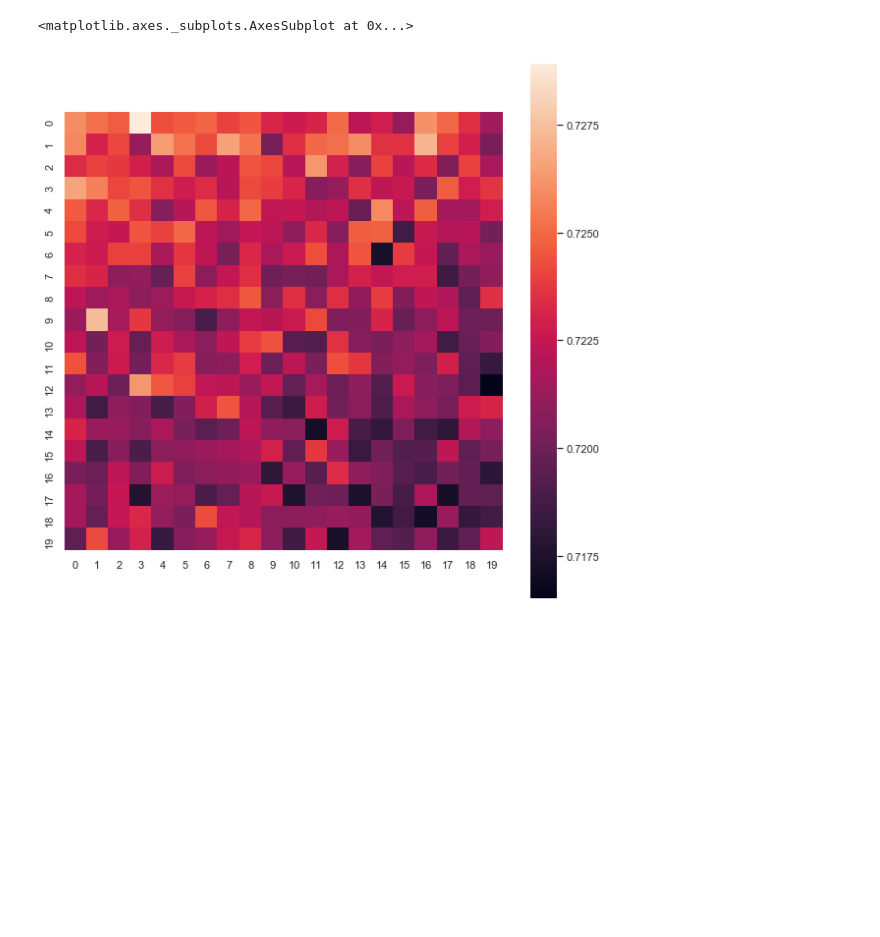
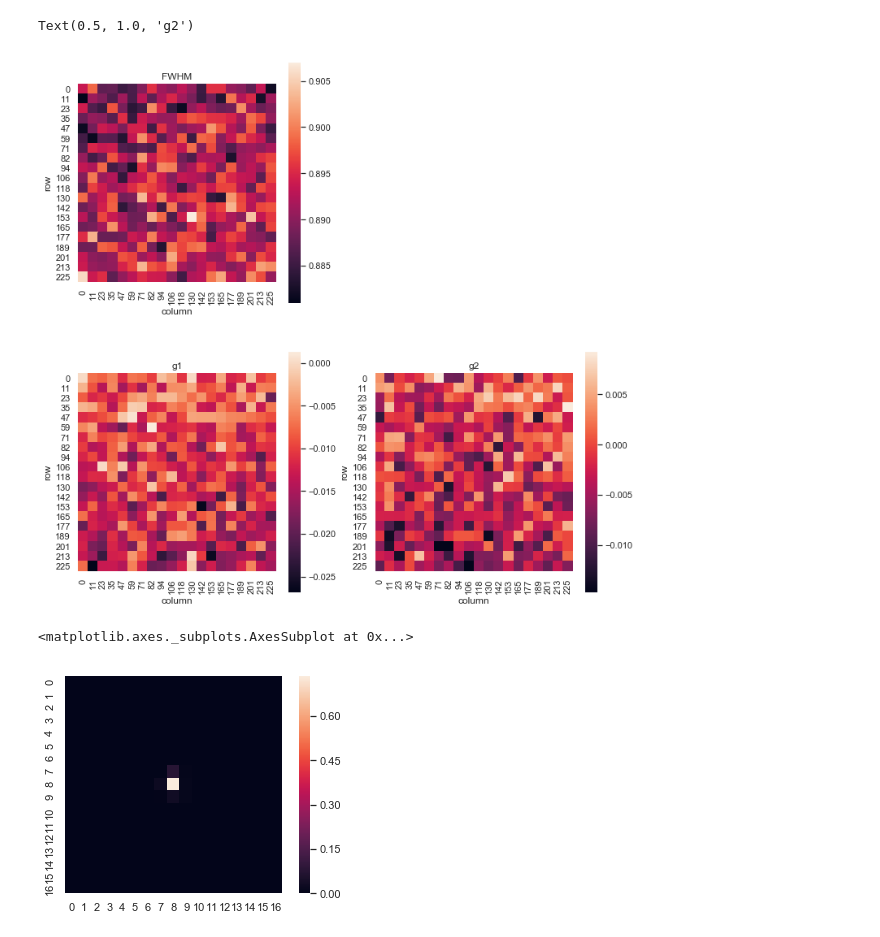
Before and after one commit to beckermr/metadetect-sims, a Jupyter notebook: plots_and_notebooks/plot_atm_psf.ipynb, the cells around one changed output. Saved outputs shown, nothing was run; the diff lists cells and outputs as text; code cells hidden in the pictures; blank space fills up the shorter version.

```diff
--- a/plots_and_notebooks/plot_atm_psf.ipynb
+++ b/plots_and_notebooks/plot_atm_psf.ipynb
@@ -62,0 +162,24 @@ for i in tqdm.trange(n):
+# %%
+fig, axs = plt.subplots(nrows=2, ncols=2, figsize=(12, 12))
+
+labels = ["%d" % s for s in np.linspace(0, 225, 20)]
+kwargs = {'xticklabels': labels, 'yticklabels': labels}
+sns.heatmap(fwhms, square=True, ax=axs[0, 0], **kwargs)
+axs[0, 0].set_xlabel('column')
+axs[0, 0].set_ylabel('row')
+axs[0, 0].set_title('FWHM')
+
+axs[0, 1].axis("off")
+
+sns.heatmap(g1, square=True, ax=axs[1, 0], **kwargs)
+axs[1, 0].set_xlabel('column')
+axs[1, 0].set_ylabel('row')
+axs[1, 0].set_title('g1')
+
+sns.heatmap(g2, square=True, ax=axs[1, 1], **kwargs)
+axs[1, 1].set_xlabel('column')
+axs[1, 1].set_ylabel('row')
+axs[1, 1].set_title('g2')
+# %% [output]
+Text(0.5, 1.0, 'g2')
+[figure, added]
@@ -63,6 +218,38 @@ for i in tqdm.trange(n):
+# %%
+lam_over_diam = 0.036
+obscuration = 0.2
+rms_aberration = 0.26
+image_size = 17
+pixel_scale = 0.25
+
+use_aber = ["defocus", "astig1", "astig2", "coma1", "coma2", "trefoil1", "trefoil2", "spher"]
+n_aber = len(use_aber)
+aber_weights = np.array((0.13, 0.13, 0.14, 0.06, 0.06, 0.05, 0.06, 0.03))
+
+aber_dict = {}
+tmp_vec = np.zeros(n_aber)
+for ind_ab in range(n_aber):
+    tmp_vec[ind_ab] = rms_aberration * aber_weights[ind_ab] *\
+                      rng.normal() / np.sqrt(np.sum(aber_weights**2))
+    aber_dict[use_aber[ind_ab]] = tmp_vec[ind_ab]
+
+pad_factor = 1.5
+twoR = 2. * lam_over_diam / (
+    0.005 * 0.5 * np.pi * np.pi * (1.-obscuration) )
+image_size_arcsec = image_size * pixel_scale
+if image_size_arcsec < twoR * pad_factor:
+    pad_factor = image_size_arcsec / twoR
+
+optpsf = galsim.OpticalPSF(lam_over_diam,
+                        obscuration=obscuration,
+                        pad_factor=pad_factor*5.0,
+                        suppress_warning=False,
+                        **aber_dict)
+# %%
+optpsf_im = optpsf.drawImage(nx=17, ny=17, scale=0.25)
 # %%
-plt.figure(figsize=(10, 10))
-sns.heatmap(fwhms, square=True)
+plt.figure()
+sns.heatmap(np.arcsinh(optpsf_im.array), square=True)
 # %% [output]
 <matplotlib.axes._subplots.AxesSubplot at 0x...>
-[figure, old version]
+[figure, new version]
```
Also changed, not shown: parts of 23 cells of this notebook, 54 other files.
